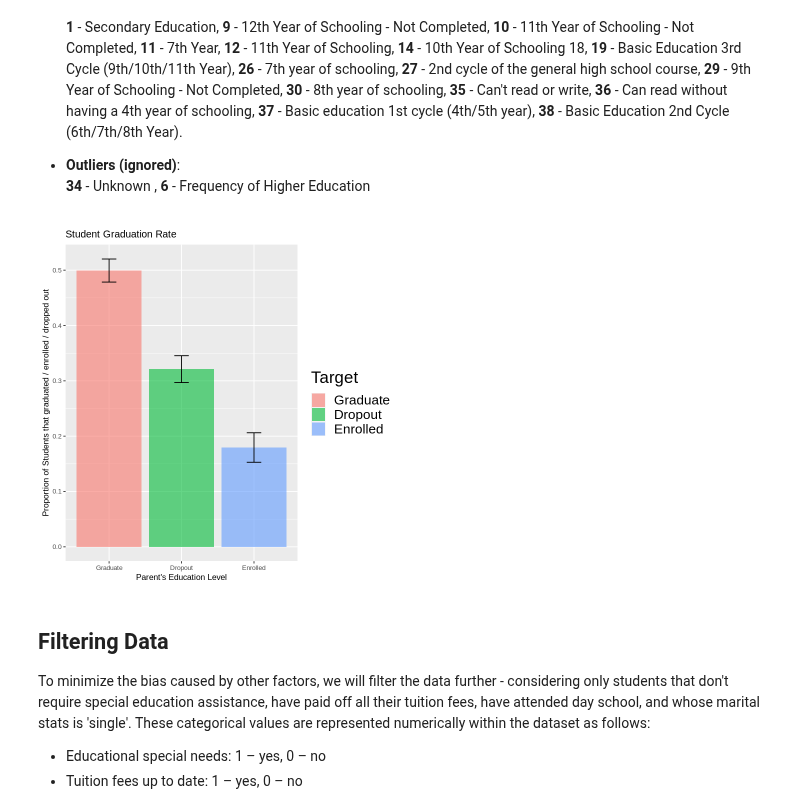
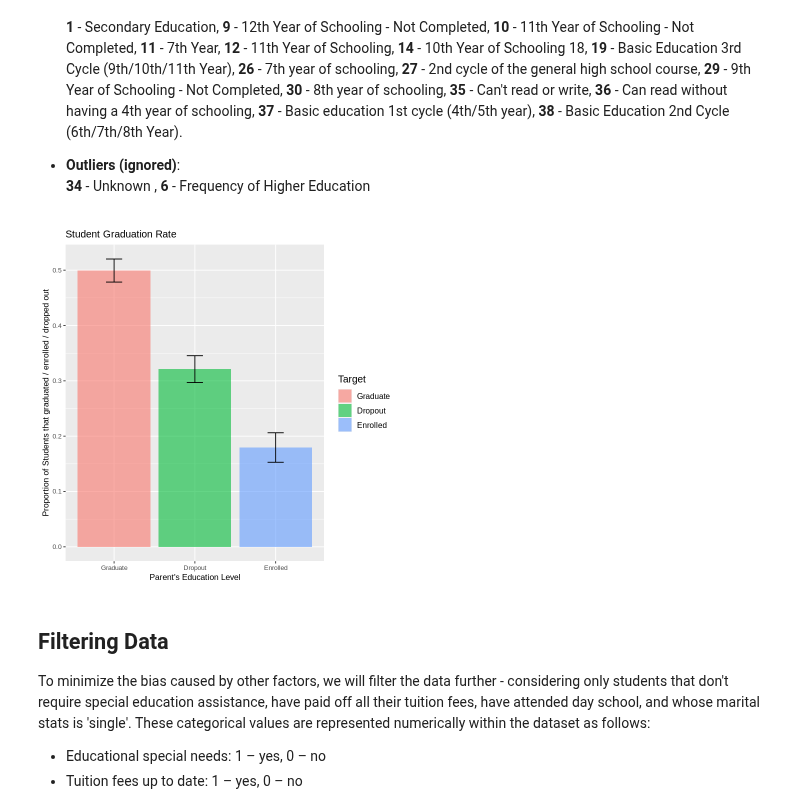
Before and after one commit to MehrshadEsm/stat-201-project, a Jupyter notebook: stat201_project_proposal.ipynb, the cells around one changed output. Saved outputs shown, nothing was run; the diff lists cells and outputs as text; code cells hidden in the pictures.

```diff
--- a/stat201_project_proposal.ipynb
+++ b/stat201_project_proposal.ipynb
@@ -181,35 +181,35 @@ mother_higher_edu <-
     filter(`Mother's qualification` %in% higher_edu & !(Target %in% "Enrolled"))
 
 father_higher_edu <-
     student_data |>
     filter(`Father's qualification` %in% higher_edu & !(Target %in% "Enrolled"))
 
 # theme(axis.title = element_text(size = 10), axis.text = element_text(size = 8), plot.title = element_text(size = 12))
 
 education_summary <- student_data %>%
   group_by(Target) %>%
   summarize(n = n(),
             prop = n() / nrow(student_data),
             se = sqrt(prop * (1 - prop) / n()),
             lower_ci = prop - qnorm(0.975) * se,
             upper_ci = prop + qnorm(0.975) * se) %>%
   mutate(Target = fct_reorder(Target, prop, .desc = TRUE))
 
 education_summary_plot <-
     education_summary %>%
     ggplot(aes(x = Target, y = prop, fill = Target)) +
       geom_bar(stat = "identity",
                alpha = .6) +
       geom_errorbar(aes(ymin = lower_ci, ymax = upper_ci),
                     size = 0.5, color = "black", width=.2) +
       xlab("Parent's Education Level") +
       ylab("Proportion of Students that graduated / enrolled / dropped out") +
-      theme(text = element_text(size = 20)) +
+      theme(text = element_text(size = 12)) +
       ggtitle("Student Graduation Rate")
 
 education_summary_plot + theme(axis.title = element_text(size = 10), axis.text = element_text(size = 8), plot.title = element_text(size = 12))
 # %% [output]
-[figure, old version]
+[figure, new version]
 # %% [markdown]
 ## Filtering Data
 
```
